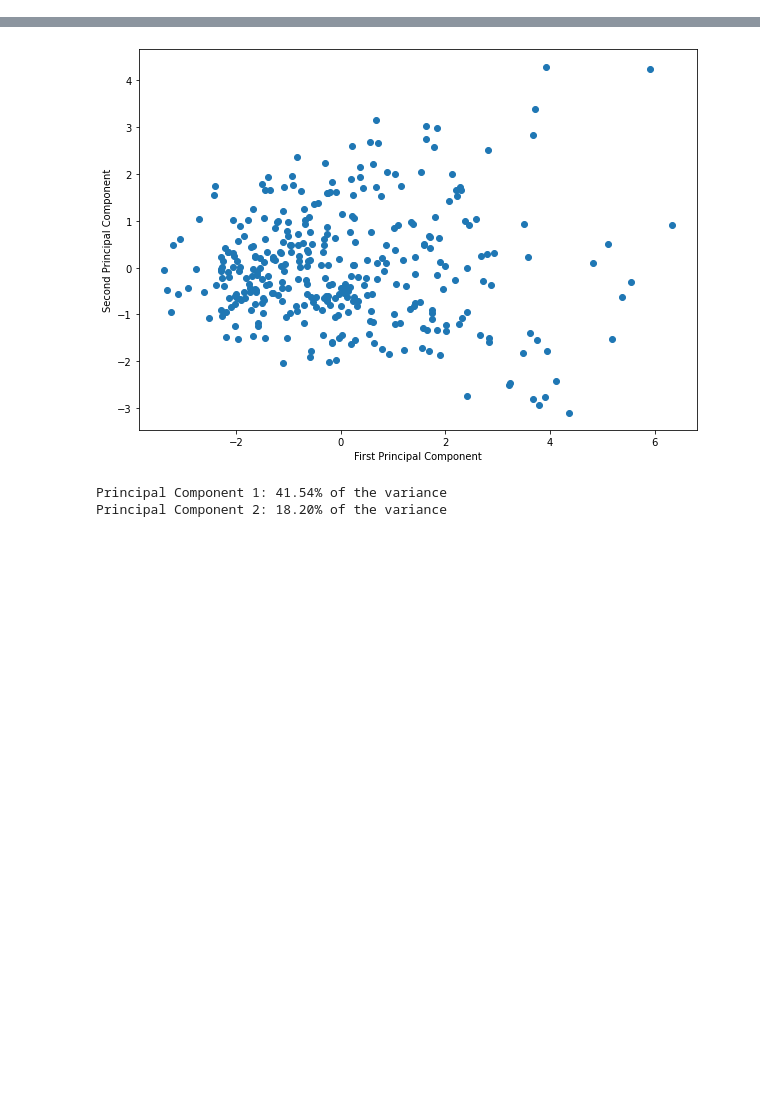
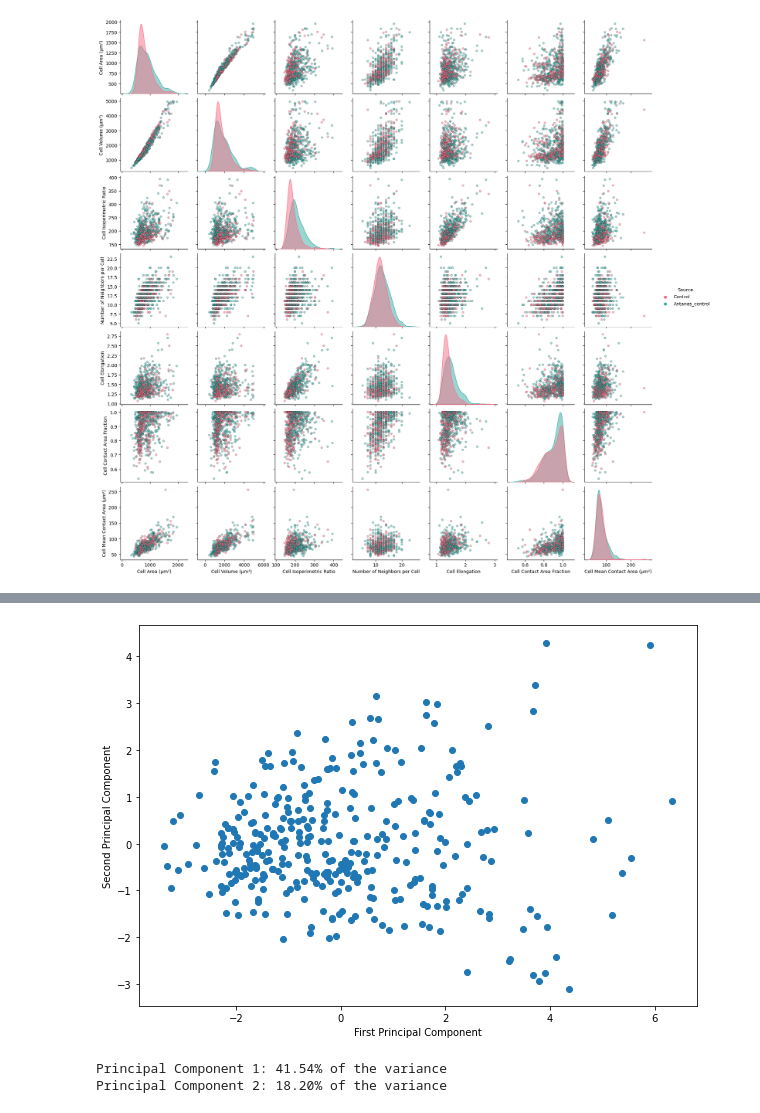
Before and after one commit to AntanasMurelis/EpiStats, a Jupyter notebook: Presentation.ipynb, the cells around one changed output, grey strips where cells are left out. Drawn from its saved outputs; the diff is of its cells as text; code cells hidden in the pictures; blank space fills up the shorter version.

```diff
--- a/Presentation.ipynb
+++ b/Presentation.ipynb
@@ -7,0 +50,52 @@ ModuleNotFoundError: No module named 'pandas'
+# %%
+import pandas as pd
+import seaborn as sns
+import matplotlib.pyplot as plt
+
+def combine_dataframes(data_frames):
+    combined = pd.DataFrame()
+    for key, df in data_frames.items():
+        df_temp = df.copy()  # To avoid modifying original dataframes
+        df_temp['Source'] = key  # Add source column
+        combined = pd.concat([combined, df_temp])
+    return combined
+
+def generate_combined_pairwise_plot(data_frames, axis_labels, lower_volume_threshold=0, upper_volume_threshold=None):
+    combined = combine_dataframes(data_frames)
+
+    # Drop 'cell_id' column if it exists
+    if 'cell_id' in combined.columns:
+        combined = combined.drop(columns='cell_id')
+
+    # Filter for cell_volume within certain thresholds
+    if 'cell_volume' in combined.columns:
+        combined = combined[combined['cell_volume'] > lower_volume_threshold]
+        if upper_volume_threshold is not None:
+            combined = combined[combined['cell_volume'] < upper_volume_threshold]
+
+    # Changing drawing order
+    combined = combined.sample(frac=1).reset_index(drop=True)
+
+    # Rename columns as per axis_labels
+    combined.rename(columns=axis_labels, inplace=True)
+
+    # Pairplot with hue='Source'
+    sns.pairplot(combined, hue='Source', diag_kind='kde', palette='husl',
+                 plot_kws={'alpha': 0.5, 's': 20, 'edgecolor': 'k'},
+                 diag_kws={'alpha': 0.5})
+    plt.show()
+
+
+axis_labels = {
+    'cell_area': 'Cell Area (µm²)',
+    'cell_volume': 'Cell Volume (µm³)',
+    'cell_isoperimetric_ratio': 'Cell Isoperimetric Ratio',
+    'cell_nb_of_neighbors': 'Number of Neighbors per Cell',
+    'cell_elongation': 'Cell Elongation',
+    'cell_contact_area_fraction': 'Cell Contact Area Fraction',
+    'cell_mean_contact_area': 'Cell Mean Contact Area (µm²)'
+}
+# Assuming data_frames is your dictionary of dataframes
+generate_combined_pairwise_plot(data_frames, axis_labels, lower_volume_threshold=400, upper_volume_threshold=None)
+# %% [output]
+[figure, added]
```
Also changed, not shown: parts of 18 cells of this notebook, 4 other files.
